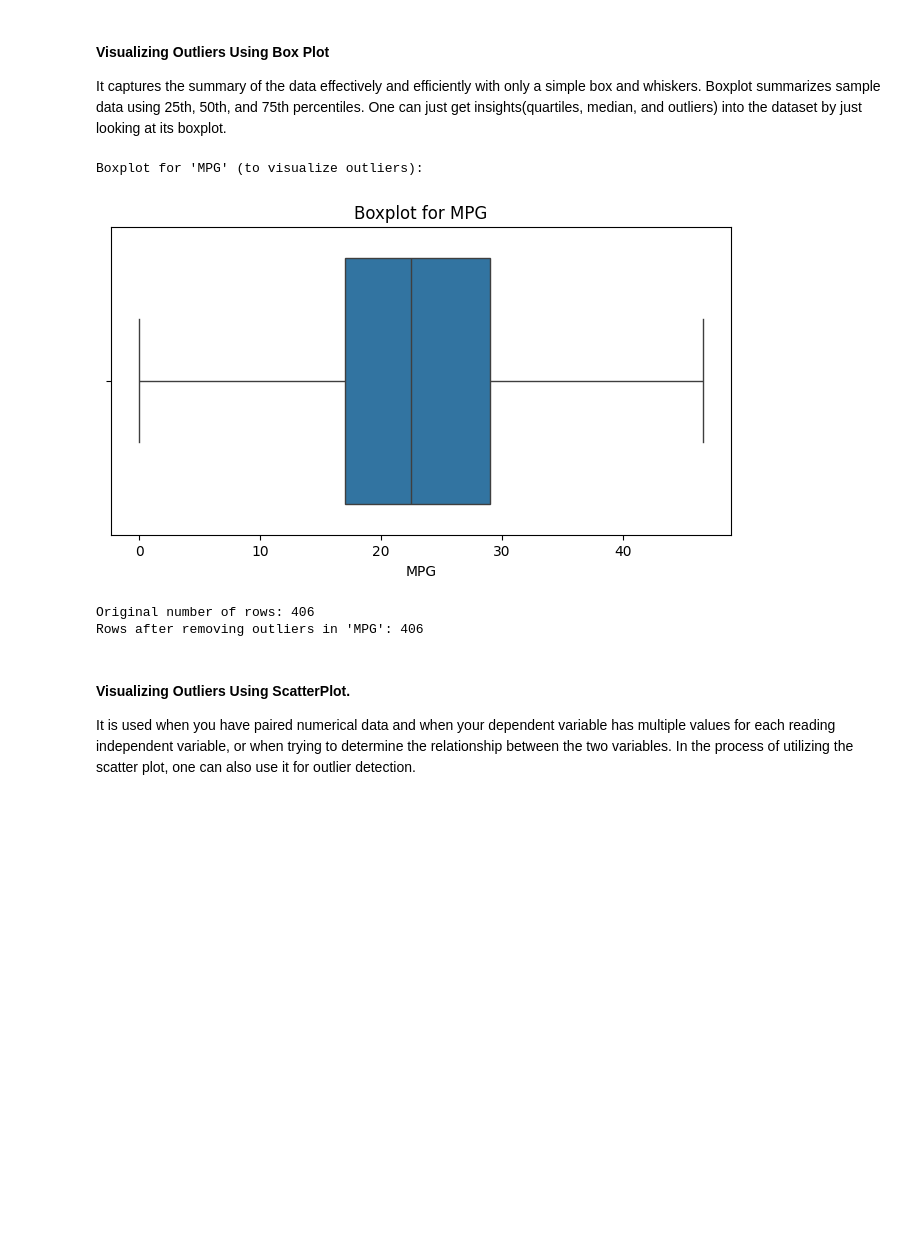
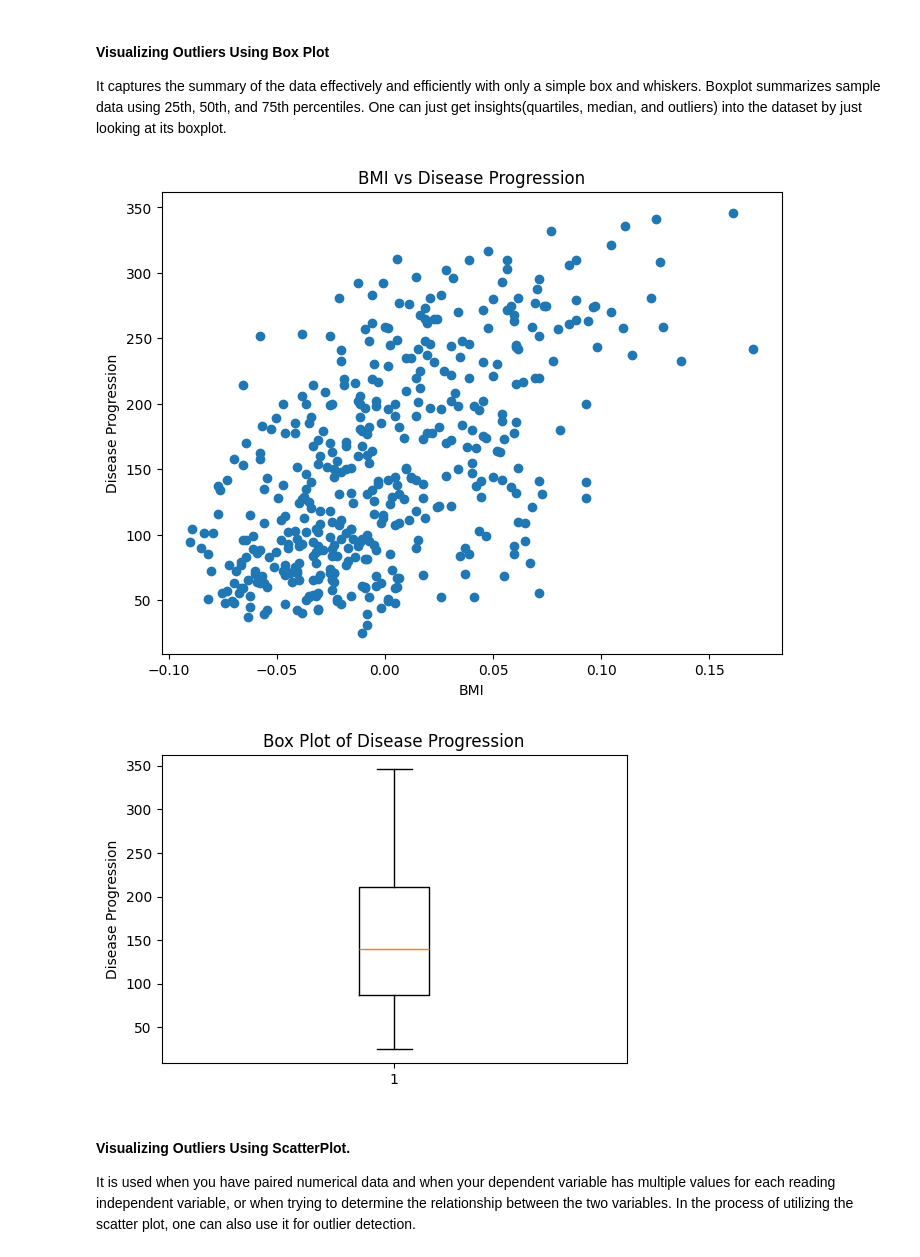
Before and after one commit to FenilPatel1279/lab-mlp, a Jupyter notebook: week5Lab_Students (1).ipynb, the cells around one changed output. Cells and saved outputs as stored; diff of their text form; code cells hidden in the pictures; blank space fills up the shorter version.

```diff
--- a/week5Lab_Students (1).ipynb
+++ b/week5Lab_Students (1).ipynb
@@ -609,39 +609,35 @@ Rows after removing outliers in 'MPG': 406
 # %% [markdown]
 #### Visualizing Outliers Using Box Plot
 It captures the summary of the data effectively and efficiently with only a simple box and whiskers. Boxplot summarizes sample data using 25th, 50th, and 75th percentiles. One can just get insights(quartiles, median, and outliers) into the dataset by just looking at its boxplot.
-# %%
-import seaborn as sns
-
-# Column to analyze for outliers
-col = 'MPG'  # I can change to 'Horsepower', 'Weight', etc.
-
-# Outliers Visualization Using Box Plot
-print(f"Boxplot for '{col}' (to visualize outliers):")
-plt.figure(figsize=(8, 4))
-sns.boxplot(data=df, x=col)
-plt.title(f"Boxplot for {col}")
-plt.xlabel(col)
-plt.show()
-
-# --- Detecting and Removing Outliers using IQR Method ---
-Q1 = df[col].quantile(0.25)
-Q3 = df[col].quantile(0.75)
-IQR = Q3 - Q1
-
-lower_bound = Q1 - 1.5 * IQR
-upper_bound = Q3 + 1.5 * IQR
-
-# Remove outliers
-df_no_outliers = df[(df[col] >= lower_bound) & (df[col] <= upper_bound)]
-
-# Summary of effect
-print(f"Original number of rows: {df.shape[0]}")
-print(f"Rows after removing outliers in '{col}': {df_no_outliers.shape[0]}")
-# %% [output]
-Boxplot for 'MPG' (to visualize outliers):
-[figure, removed]
-Original number of rows: 406
-Rows after removing outliers in 'MPG': 406
+# %%
+import pandas as pd
+import matplotlib.pyplot as plt
+from sklearn.datasets import load_diabetes
+
+# Load the diabetes dataset
+diabetes = load_diabetes()
+
+# Build a DataFrame and add the target column
+df_diabetics = pd.DataFrame(diabetes.data, columns=diabetes.feature_names)
+df_diabetics['target'] = diabetes.target
+
+# 1) Scatter plot: BMI vs Disease Progression
+plt.figure(figsize=(8, 6))
+plt.scatter(df_diabetics['bmi'], df_diabetics['target'])
+plt.title('BMI vs Disease Progression')
+plt.xlabel('BMI')
+plt.ylabel('Disease Progression')
+plt.show()
+
+# 2) Box plot: Disease Progression distribution
+plt.figure(figsize=(6, 4))
+plt.boxplot(df_diabetics['target'])
+plt.title('Box Plot of Disease Progression')
+plt.ylabel('Disease Progression')
+plt.show()
+# %% [output]
+[figure, added]
+[figure, added]
 # %% [markdown]
 #### Visualizing Outliers Using ScatterPlot.
 
```
Also changed, not shown: parts of 1 cell of this notebook.
